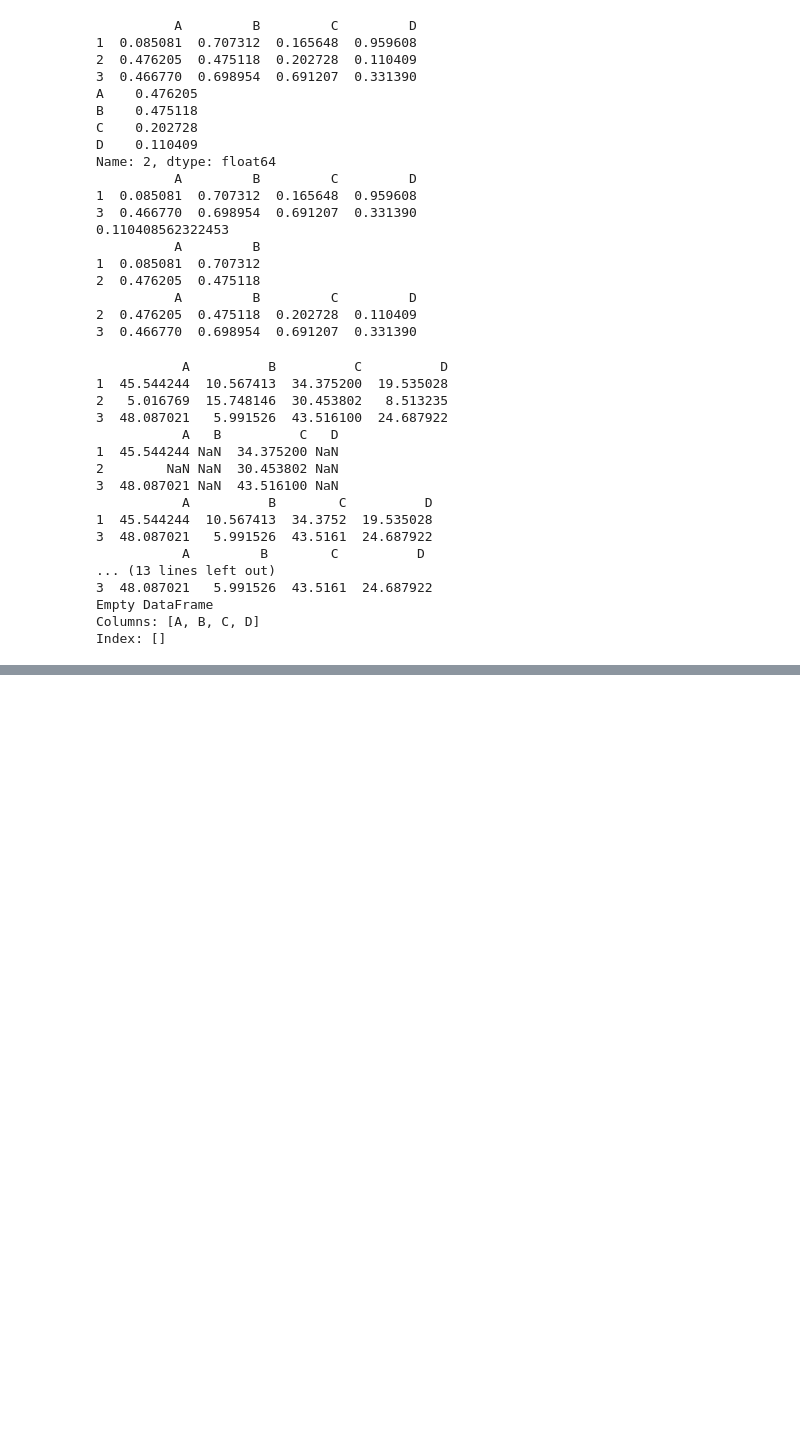
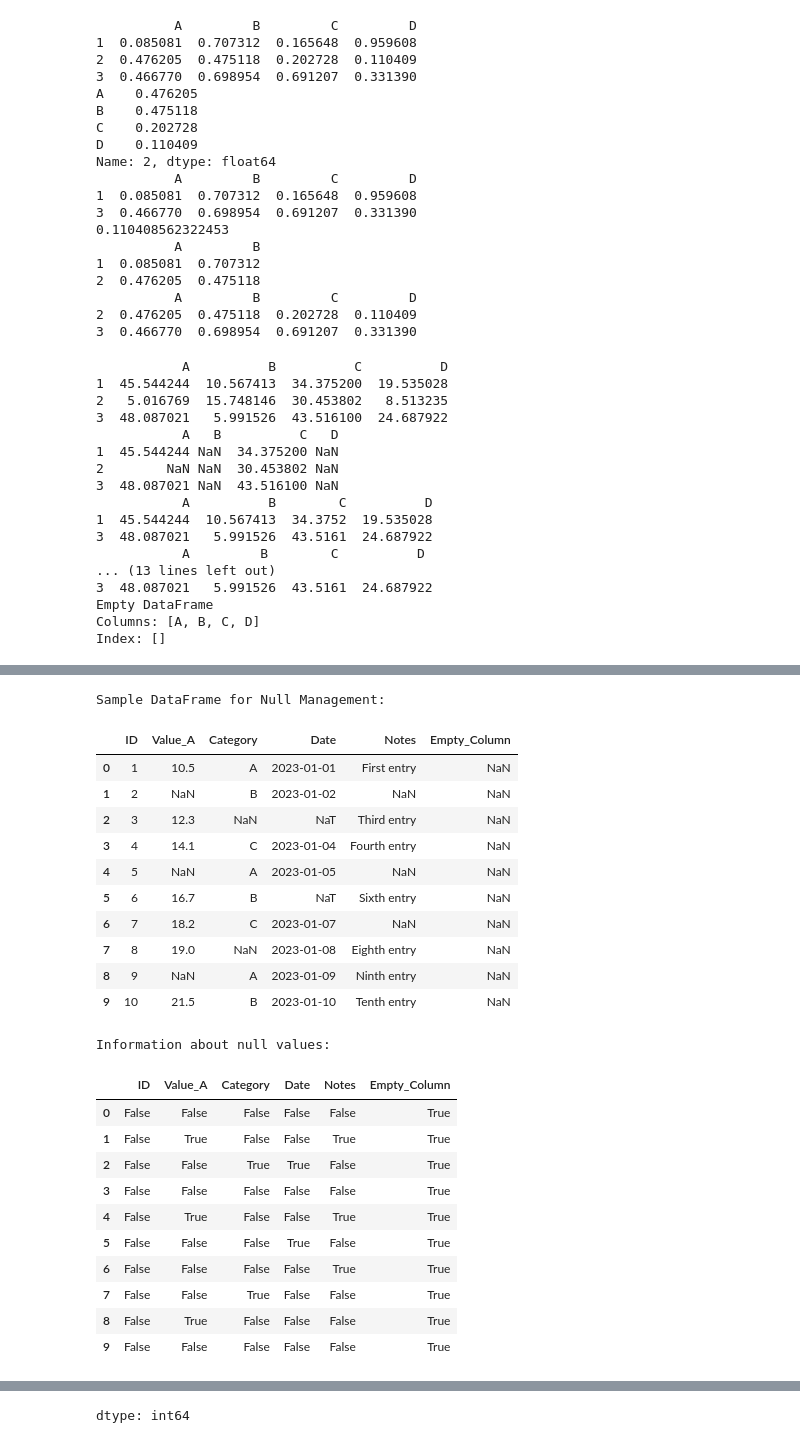
Before and after one commit to Arghyajyoti007/Pandas-Overview, a Jupyter notebook: Pandas_Overview.ipynb, the cells around one changed output, grey strips where cells are left out. Drawn from its saved outputs; the diff is of its cells as text; code cells hidden in the pictures; blank space fills up the shorter version.

```diff
--- a/Pandas_Overview.ipynb
+++ b/Pandas_Overview.ipynb
@@ -163,0 +235,79 @@ Index: []
+# %%
+import pandas as pd
+import numpy as np
+
+# Create a sample DataFrame with null values
+null_management_df = pd.DataFrame({
+    'ID': [1, 2, 3, 4, 5, 6, 7, 8, 9, 10],
+    'Value_A': [10.5, np.nan, 12.3, 14.1, np.nan, 16.7, 18.2, 19.0, np.nan, 21.5],
+    'Category': ['A', 'B', np.nan, 'C', 'A', 'B', 'C', np.nan, 'A', 'B'],
+    'Date': pd.to_datetime(['2023-01-01', '2023-01-02', np.nan, '2023-01-04', '2023-01-05', np.nan, '2023-01-07', '2023-01-08', '2023-01-09', '2023-01-10']),
+    'Notes': ['First entry', np.nan, 'Third entry', 'Fourth entry', np.nan, 'Sixth entry', np.nan, 'Eighth entry', 'Ninth entry', 'Tenth entry'],
+    'Empty_Column': [np.nan] * 10
+})
+
+print("Sample DataFrame for Null Management:")
+display(null_management_df)
+
+print("\nInformation about null values:")
+display(null_management_df.isnull())
+display(null_management_df.isnull().sum())
+display(null_management_df['Notes'].isnull().sum())
+
+print("\nRemoving Null Values: ")
+display(null_management_df.dropna()) # This creates a new DataFrame without modifying the original
+display(null_management_df.dropna(axis = 1))
+display(null_management_df.dropna(subset = ['Value_A']))
+display(null_management_df.dropna(how='all'))
+
+# Assign a copy of the original DataFrame to df for further operations
+df = null_management_df.copy()
+
+# If you wanted to permanently drop rows with any NaNs, you would do:
+# null_management_df.dropna(inplace = True)
+# However, in this case, it would make the DataFrame empty, so we won't do it here.
+display(null_management_df) # Display original (unmodified) null_management_df
+
+print('\nFilling Null Values: ')
+display(df) # Display the copy used for filling
+display(df.fillna("Unknown"))
+display(df.fillna(method = "ffill"))
+display(df.fillna(method = "bfill")) # Corrected typo from nmethod to method
+
+mean = df['Value_A'].mean()
+median = df['Value_A'].median()
+
+# The mode() method in pandas returns a Series because a dataset might have multiple values that occur with the highest frequency (i.e., multiple modes).
+# By adding [0] to df['Value_A'].mode(), you are selecting the first mode from that Series.
+# This is a common practice when you need to use a single scalar value, for example, to fill missing data,
+# even if there are multiple modes present in the column.
+mode = df['Value_A'].mode()[0]
+
+# To actually modify the DataFrame, assign the result back to the column
+df['Value_A'] = df['Value_A'].fillna(mean)
+display(df)
+# %% [output]
+Sample DataFrame for Null Management:
+|  | ID | Value_A | Category | Date | Notes | Empty_Column |
+| 0 | 1 | 10.5 | A | 2023-01-01 | First entry | NaN |
+| 1 | 2 | NaN | B | 2023-01-02 | NaN | NaN |
+| 2 | 3 | 12.3 | NaN | NaT | Third entry | NaN |
+| 3 | 4 | 14.1 | C | 2023-01-04 | Fourth entry | NaN |
+| 4 | 5 | NaN | A | 2023-01-05 | NaN | NaN |
+| 5 | 6 | 16.7 | B | NaT | Sixth entry | NaN |
+| 6 | 7 | 18.2 | C | 2023-01-07 | NaN | NaN |
+| 7 | 8 | 19.0 | NaN | 2023-01-08 | Eighth entry | NaN |
+| 8 | 9 | NaN | A | 2023-01-09 | Ninth entry | NaN |
+| 9 | 10 | 21.5 | B | 2023-01-10 | Tenth entry | NaN |
+Information about null values:
+|  | ID | Value_A | Category | Date | Notes | Empty_Column |
+| 0 | False | False | False | False | False | True |
+| 1 | False | True | False | False | True | True |
+| 2 | False | False | True | True | False | True |
+| 3 | False | False | False | False | False | True |
+| 4 | False | True | False | False | True | True |
+| 5 | False | False | False | True | False | True |
+| 6 | False | False | False | False | True | True |
+| 7 | False | False | True | False | False | True |
+| 8 | False | True | False | False | False | True |
+| 9 | False | False | False | False | False | True |
@@ -163,0 +321 @@ Index: []
+dtype: int64
```
Also changed, not shown: parts of 4 cells of this notebook.
